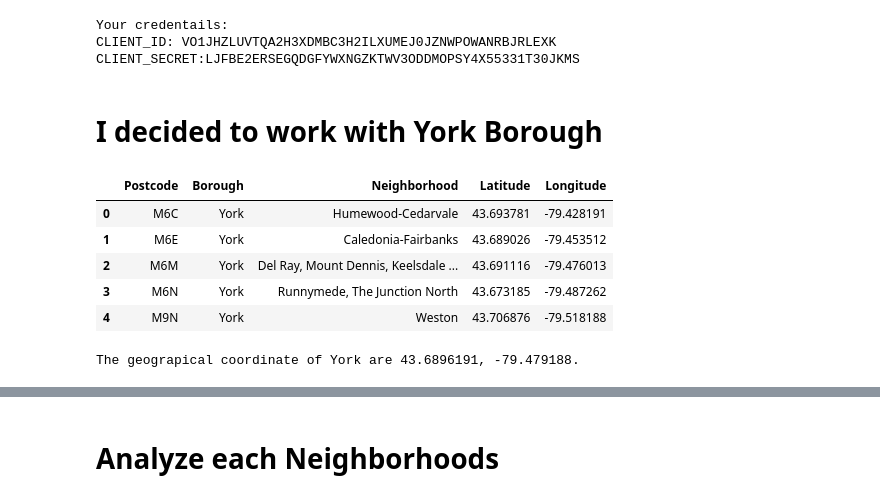
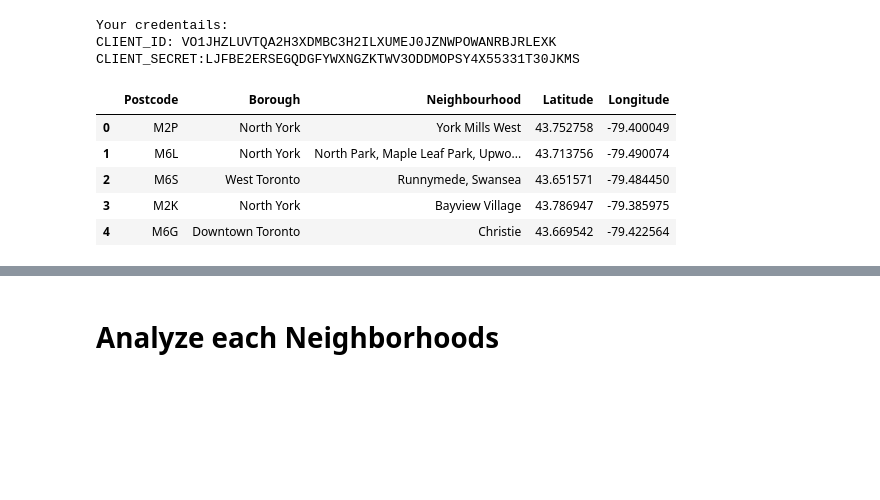
Before and after one commit to mafer2526/Coursera_Capstone, a Jupyter notebook: Scripts/CapstoneProject.ipynb, the cells around one changed output, grey strips where cells are left out. Drawn from its saved outputs; the diff is of its cells as text; code cells hidden in the pictures; blank space fills up the shorter version.

```diff
--- a/Scripts/CapstoneProject.ipynb
+++ b/Scripts/CapstoneProject.ipynb
@@ -97,5 +363,5 @@ df
 # %% [markdown]
 # Read Dataset with Latitud and Longitud<a id="2"></a>
 # %%
-df_geo = pd.read_csv("/Users/fvazquez/Coursera/Coursera_Capstone/Scripts/TorontoPostalCode.csv")
+geo = pd.read_csv("/Users/fvazquez/Coursera/Coursera_Capstone/Scripts/TorontoPostalCode.csv")
 # %% [markdown]
@@ -120,6 +384,7 @@ dtype: object
 #clean up the dataset to remove unnecessary columns (eg. REG)
 df_geo.drop(['Unnamed: 0','Borough_y','Neighbourhood'], axis = 1, inplace = True)
 # let's rename the columns so that they make sense
-df_geo.rename (columns = {'Borough_x':'Borough'}, inplace = True)
+df_geo.rename (columns = {'Borough_x':'Borough' }, inplace = True)
+df_geo.rename (columns = {'Neighborhood':'Neighbourhood'}, inplace = True)
 df_geo
 # %% [output]
@@ -140,0 +406,10 @@ df_geo
+# %%
+#We need to filter the dataframe with the bootom 5 of Neighbourhoods with lowest crimes.
+#Unfourtainly the information in the crime data does not match with de Geo data in Wikepedia,
+#So I needed to do a manual searching of the neighboarhoods to match the Postal Code and Neighbourhood
+# I only did this manual seraching with the neighbourhoods that does not have a neighbourhood similar name within geo data.
+n1= df_geo.loc[df_geo['Neighbourhood'].str.match('York Mills West')]
+n2= df_geo.loc[df_geo['Neighbourhood'].str.match('North Park, Maple Leaf Park, Upwood Park')]
+n3= df_geo.loc[df_geo['Neighbourhood'].str.match('Runnymede, Swansea')] # This neighbourhood is the similar to Lambton Baby Point
+n4= df_geo.loc[df_geo['Neighbourhood'].str.match('Bayview Village')]
+n5= df_geo.loc[df_geo['Neighbourhood'].str.match('Christie')] # This neighbourhood is the similar to Forest Hill South
@@ -140,0 +418,3 @@ df_geo
+# %%
+safest = pd.concat([n1,n2,n3,n4,n5])
+safest
@@ -184,25 +473,13 @@ print('CLIENT_SECRET:' + CLIENT_SECRET)
 Your credentails:
 CLIENT_ID: VO1JHZLUVTQA2H3XDMBC3H2ILXUMEJ0JZNWPOWANRBJRLEXK
 CLIENT_SECRET:LJFBE2ERSEGQDGFYWXNGZKTWV3ODDMOPSY4X55331T30JKMS
-# %% [markdown]
-# I decided to work with York Borough
 # %%
-york_data = df_geo[df_geo['Borough'] == 'York'].reset_index(drop=True)
-york_data.head()
+safest_data = safest.reset_index(drop=True)
+safest_data.head()
 # %% [output]
-|  | Postcode | Borough | Neighborhood | Latitude | Longitude |
-| 0 | M6C | York | Humewood-Cedarvale | 43.693781 | -79.428191 |
-| 1 | M6E | York | Caledonia-Fairbanks | 43.689026 | -79.453512 |
-| 2 | M6M | York | Del Ray, Mount Dennis, Keelsdale ... | 43.691116 | -79.476013 |
-| 3 | M6N | York | Runnymede, The Junction North | 43.673185 | -79.487262 |
-| 4 | M9N | York | Weston | 43.706876 | -79.518188 |
+|  | Postcode | Borough | Neighbourhood | Latitude | Longitude |
+| 0 | M2P | North York | York Mills West | 43.752758 | -79.400049 |
+| 1 | M6L | North York | North Park, Maple Leaf Park, Upwo... | 43.713756 | -79.490074 |
+| 2 | M6S | West Toronto | Runnymede, Swansea | 43.651571 | -79.484450 |
+| 3 | M2K | North York | Bayview Village | 43.786947 | -79.385975 |
+| 4 | M6G | Downtown Toronto | Christie | 43.669542 | -79.422564 |
-# %%
-address = 'York, Toronto'
-
-geolocator = Nominatim(user_agent="ny_explorer")
-location = geolocator.geocode(address)
-latitude = location.latitude
-longitude = location.longitude
-print('The geograpical coordinate of York are {}, {}.'.format(latitude, longitude))
-# %% [output]
-The geograpical coordinate of York are 43.6896191, -79.479188.
```
Also changed, not shown: parts of 53 cells of this notebook, 2 other files.
